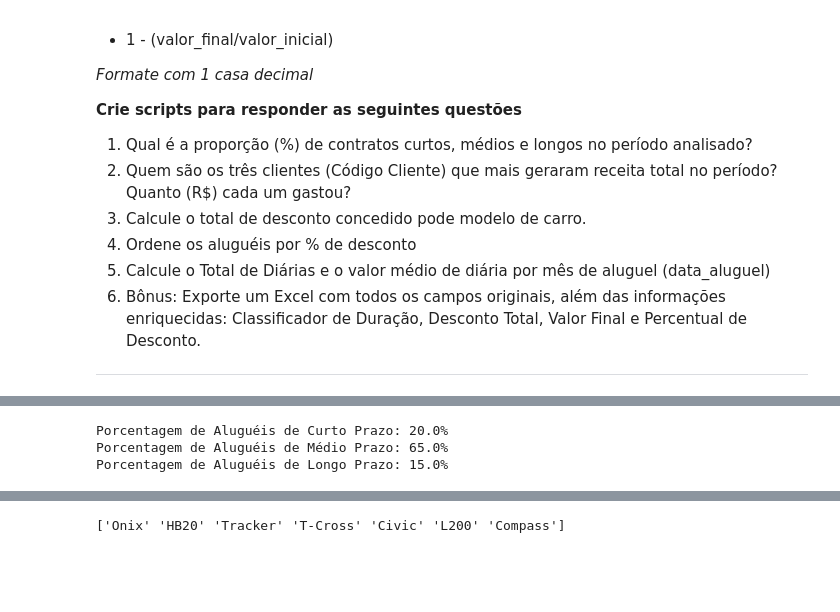
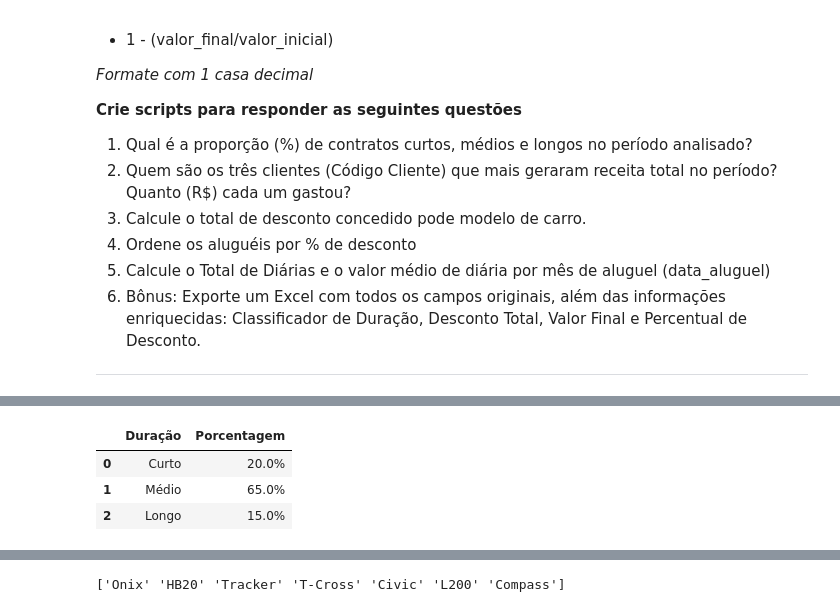
Before and after one commit to ResidenciaSerratecDados/AnaliseDadosPython, a Jupyter notebook: Tempo_Carros/Pandas_Series_Dataframes.ipynb, the cells around one changed output, grey strips where cells are left out. Drawn from its saved outputs; the diff is of its cells as text; code cells hidden in the pictures; blank space fills up the shorter version.

Commit message:
Adição de Tabelas nos Frames

```diff
--- a/Tempo_Carros/Pandas_Series_Dataframes.ipynb
+++ b/Tempo_Carros/Pandas_Series_Dataframes.ipynb
@@ -1065,24 +1065,29 @@ df.head(20)
 # %%
 #Questão 1 - Porcentagem de Duração das Locações
 
 curto = df['ClassificacaoDuracao'] == 'Curta'
 ct = curto.sum()
 
 medio = df['ClassificacaoDuracao'] == 'Média'
 md = medio.sum()
 
 longo = df['ClassificacaoDuracao'] == 'Longa'
 lg = longo.sum()
 
 total_dur = ct + md + lg
 
-print('Porcentagem de Aluguéis de Curto Prazo: ' + str(ct/total_dur*100) + '%')
-print('Porcentagem de Aluguéis de Médio Prazo: ' + str(md/total_dur*100) + '%')
-print('Porcentagem de Aluguéis de Longo Prazo: ' + str(lg/total_dur*100) + '%')
+prazo_aluguel = {
+    'Duração': ['Curto', 'Médio', 'Longo'],
+    'Porcentagem': [str(ct/total_dur*100) + '%', str(md/total_dur*100) + '%', str(lg/total_dur*100) + '%']
+}
+
+df_prazo_aluguel = pd.DataFrame(prazo_aluguel)
+df_prazo_aluguel.head()
 # %% [output]
-Porcentagem de Aluguéis de Curto Prazo: 20.0%
-Porcentagem de Aluguéis de Médio Prazo: 65.0%
-Porcentagem de Aluguéis de Longo Prazo: 15.0%
+|  | Duração | Porcentagem |
+| 0 | Curto | 20.0% |
+| 1 | Médio | 65.0% |
+| 2 | Longo | 15.0% |
 # %%
 # Questão 2 - Quem são os três clientes (Código Cliente) que mais geraram receita total no período? Quanto (R$) cada um gastou?
 
```
Also changed, not shown: parts of 4 cells of this notebook, 1 other file.
